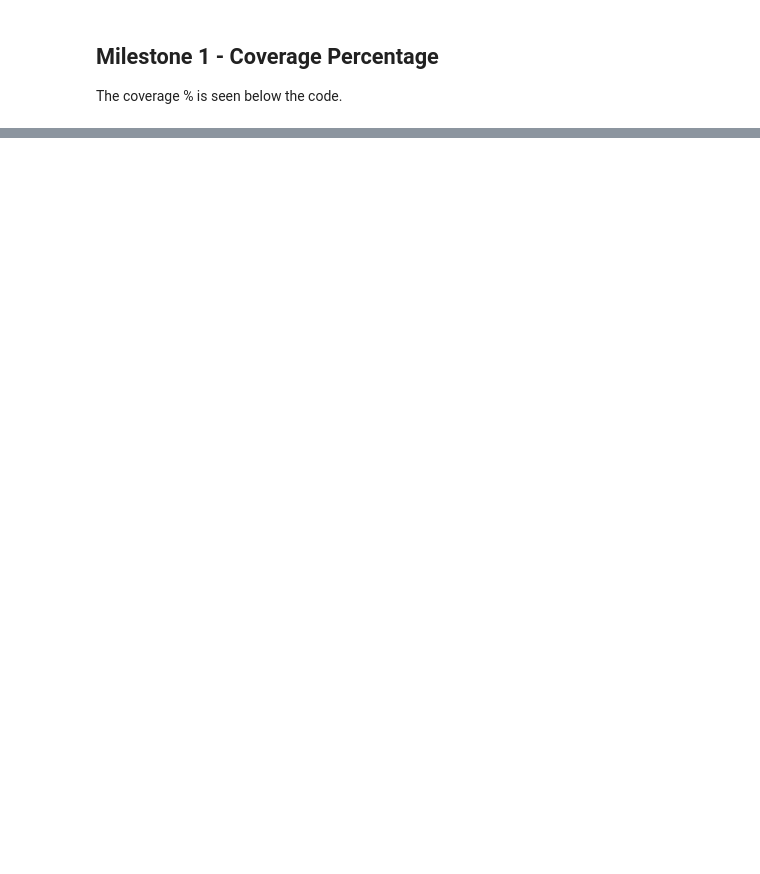
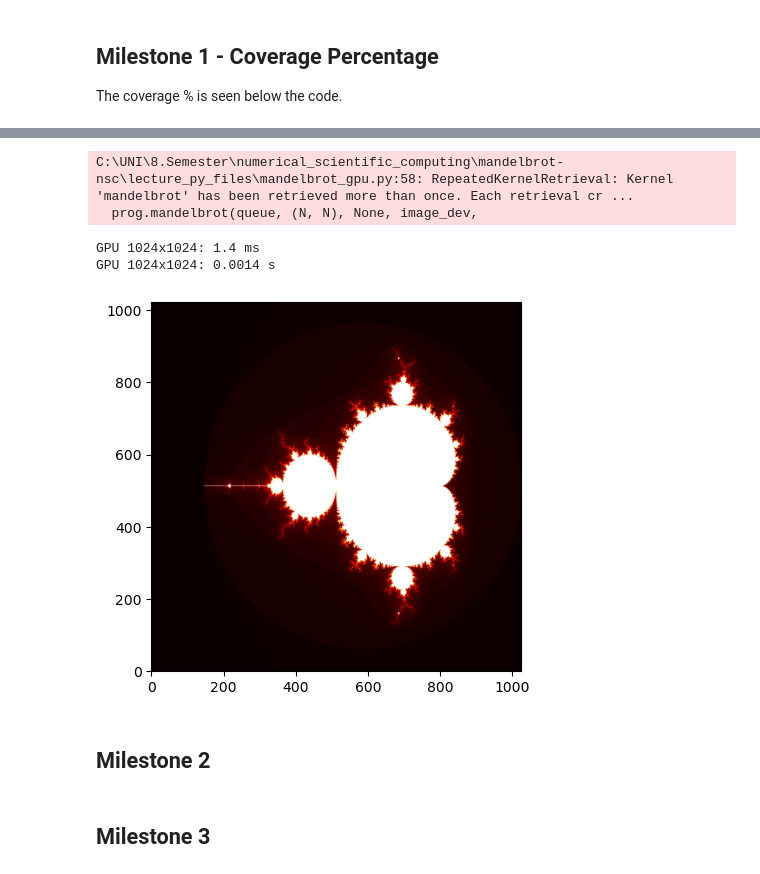
Before and after one commit to math357b/mandelbrot-nsc, a Jupyter notebook: performance_notebooks/mandelbrot_MP3.ipynb, the cells around one changed output, grey strips where cells are left out. Drawn from its saved outputs; the diff is of its cells as text; code cells hidden in the pictures; blank space fills up the shorter version.

Commit message:
adds function to mandelbrot_gpu and timing in MP3 jupyter notebook

```diff
--- a/performance_notebooks/mandelbrot_MP3.ipynb
+++ b/performance_notebooks/mandelbrot_MP3.ipynb
@@ -205,0 +212,25 @@ FAILED lecture_py_files/test_mandelbrot.py::test_naive_and_numba_grid_match[x_di
+# %%
+import lecture_py_files.mandelbrot_gpu as gpu
+
+N = 1024
+max_iter = 100
+x_dim = (-2.5, 1.0)
+y_dim = (-1.5, 1.5)
+
+elapsed, image = gpu.mandelbrot_gpu(N=N, max_iter=max_iter, x_dim=x_dim, y_dim=y_dim)
+
+print(f'GPU {N}x{N}: {elapsed*1e3:.1f} ms')
+print(f'GPU {N}x{N}: {elapsed:.4f} s')
+plt.imshow(image, cmap='hot', origin='lower')
+plt.axis('on')
+plt.show()
+# %% [output]
+C:\UNI\8.Semester\numerical_scientific_computing\mandelbrot-nsc\lecture_py_files\mandelbrot_gpu.py:58: RepeatedKernelRetrieval: Kernel 'mandelbrot' has been retrieved more than once. Each retrieval cr ...
+  prog.mandelbrot(queue, (N, N), None, image_dev,
+GPU 1024x1024: 1.4 ms
+GPU 1024x1024: 0.0014 s
+[figure, added]
+# %% [markdown]
+## Milestone 2
+# %% [markdown]
+## Milestone 3
```
Also changed, not shown: parts of 4 cells of this notebook, 1 other file.
